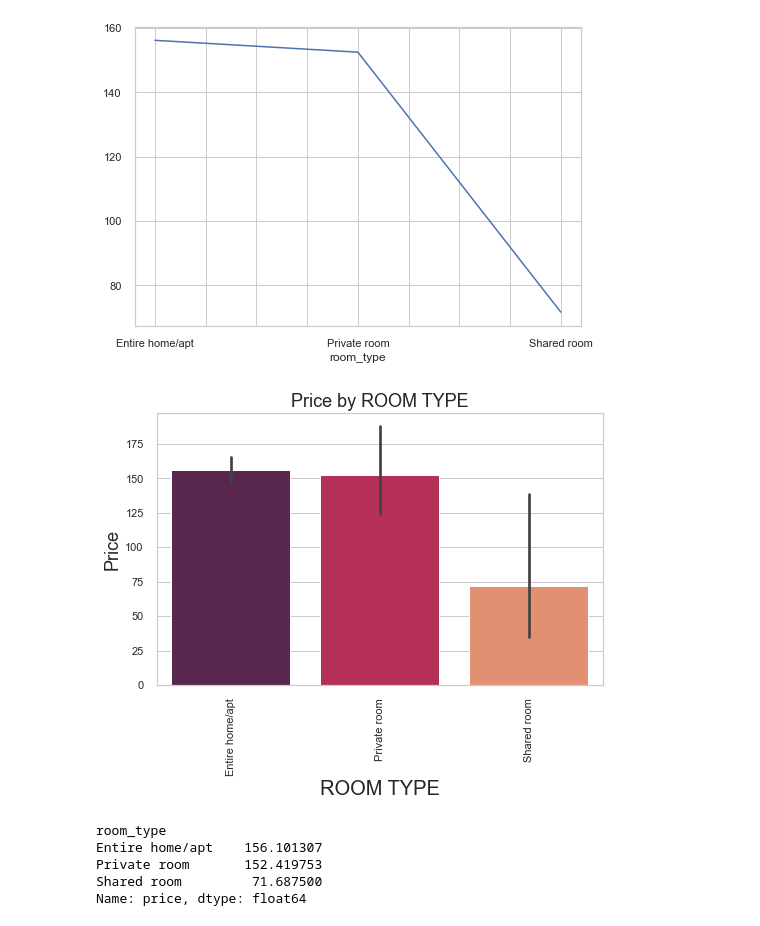
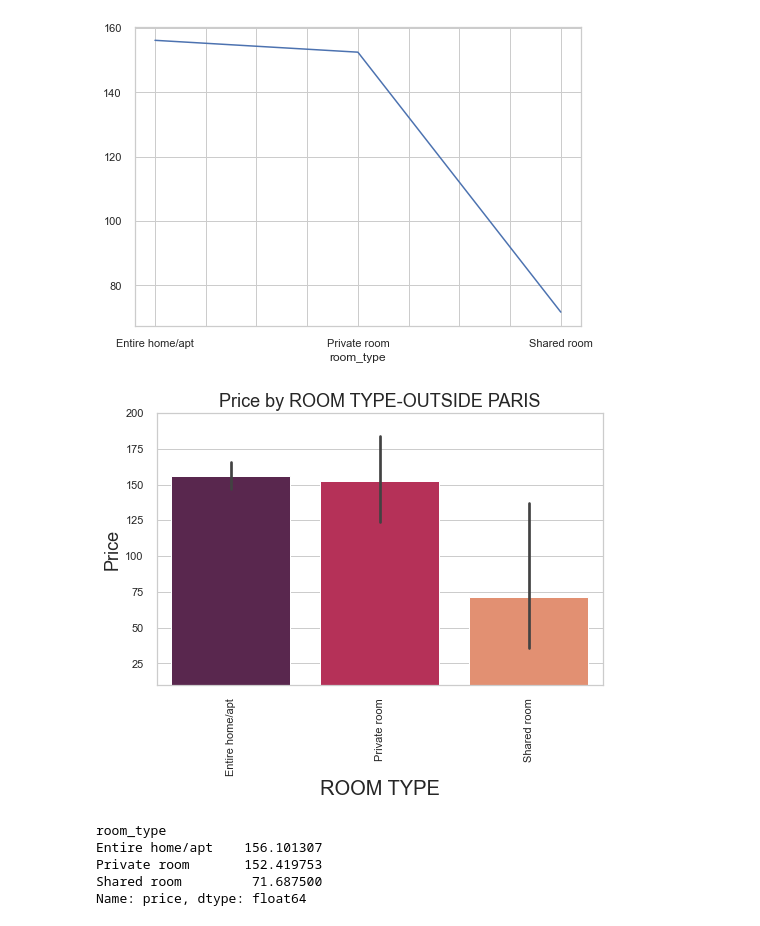
Before and after one commit to CarolynMassa/https---github.com-CarolynMassa-AIRBNB_SB_2, a Jupyter notebook: AIRBNB_outside_Paris.ipynb, the cells around one changed output. Cells and saved outputs as stored; diff of their text form; code cells hidden in the pictures.

```diff
--- a/AIRBNB_outside_Paris.ipynb
+++ b/AIRBNB_outside_Paris.ipynb
@@ -414,14 +424,15 @@ prices_data.plot()
 # %%
 price_room_type= listing_2019_04_OP.sort_values(by='room_type')
 fig = plt.figure(figsize=(8,5))
 ax = sns.barplot( x='room_type', y='price', data=price_room_type, palette="rocket")
-ax.set_title('Price by ROOM TYPE', fontsize=18)
+ax.set_title('Price by ROOM TYPE-OUTSIDE PARIS', fontsize=18)
 ax.set_xlabel('ROOM TYPE', fontsize=20)
 ax.set_ylabel('Price', fontsize=18)
 ax.set_xticklabels(labels=price_room_type['room_type'].unique(), rotation=90)
+ax.set_ylim(10, 200)
 plt.show();
 # %% [output]
-[figure, old version]
+[figure, new version]
 # %%
 room_data = listing_2019_04_OP.groupby(['room_type']).price.mean()
 room_data
```
Also changed, not shown: parts of 8 cells of this notebook.
